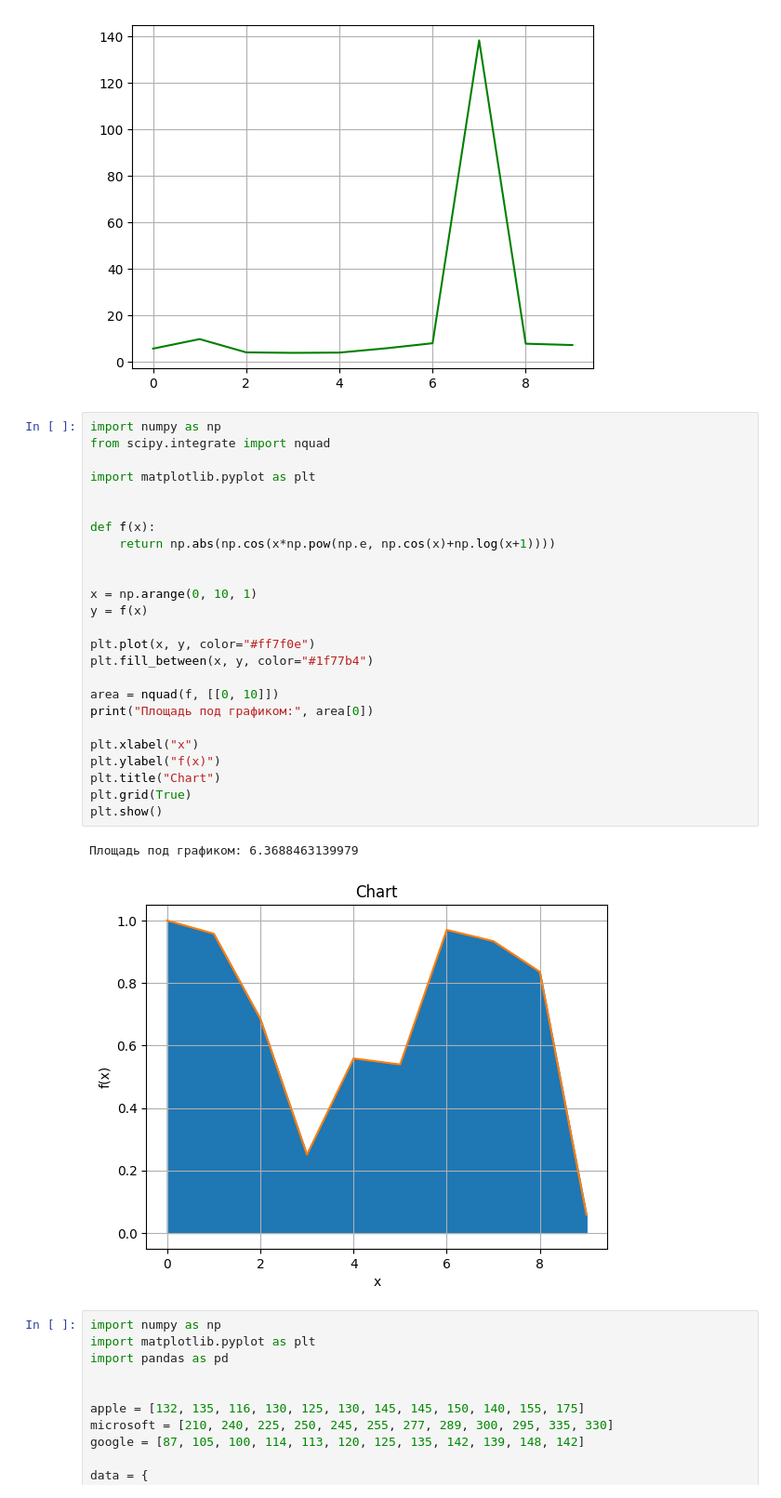
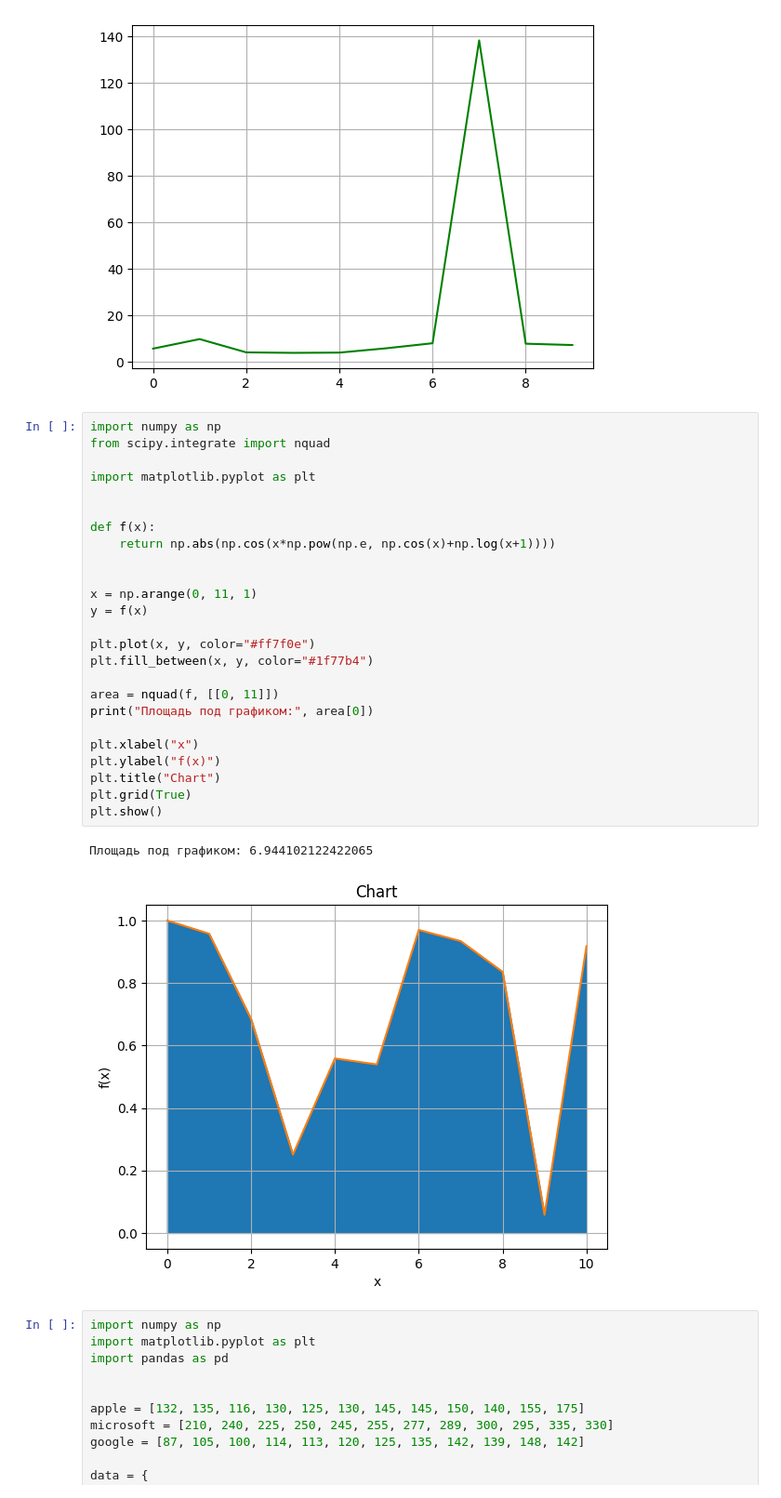
Before and after one commit to LaryStef/AI, a Jupyter notebook: Kotov_T_Workbook1.ipynb, the cells around one changed output. Shown at 93% size. Saved outputs shown, nothing was run; the diff lists cells and outputs as text.

```diff
--- a/Kotov_T_Workbook1.ipynb
+++ b/Kotov_T_Workbook1.ipynb
@@ -112,31 +112,31 @@ plt.show()
 # %%
 import numpy as np
 from scipy.integrate import nquad
 
 import matplotlib.pyplot as plt
 
 
 def f(x):
     return np.abs(np.cos(x*np.pow(np.e, np.cos(x)+np.log(x+1))))
 
 
-x = np.arange(0, 10, 1)
+x = np.arange(0, 11, 1)
 y = f(x)
 
 plt.plot(x, y, color="#ff7f0e")
 plt.fill_between(x, y, color="#1f77b4")
 
-area = nquad(f, [[0, 10]])
+area = nquad(f, [[0, 11]])
 print("Площадь под графиком:", area[0])
 
 plt.xlabel("x")
 plt.ylabel("f(x)")
 plt.title("Chart")
 plt.grid(True)
 plt.show()
 # %% [output]
-Площадь под графиком: 6.3688463139979
+Площадь под графиком: 6.944102122422065
-[figure, old version]
+[figure, new version]
 # %%
 import numpy as np
 import matplotlib.pyplot as plt
```
